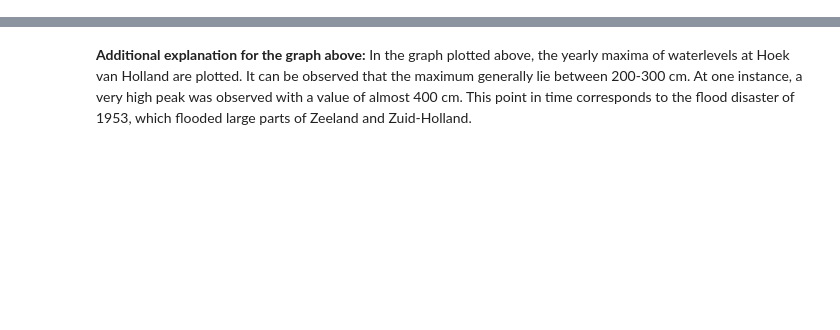
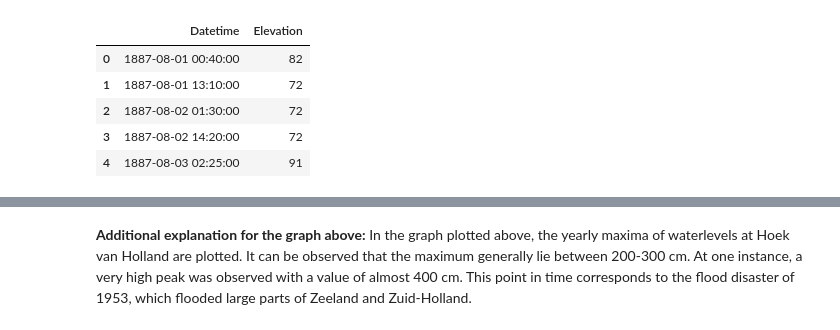
Before and after one commit to wwaasdorp/MORE_THE_BEST_GROUP, a Jupyter notebook: Watch_Data.ipynb, the cells around one changed output, grey strips where cells are left out. Drawn from its saved outputs; the diff is of its cells as text; code cells hidden in the pictures; blank space fills up the shorter version.

```diff
--- a/Watch_Data.ipynb
+++ b/Watch_Data.ipynb
@@ -6 +7,21 @@ import pandas as pd
+# %%
+df = pd.read_csv(
+    'Meetreeks_HVH.txt',
+    delim_whitespace=True,
+    header=None,
+    names=['Date', 'Time', 'Elevation'])
+
+df["Datetime"] = pd.to_datetime(df["Date"] + " " + df["Time"], dayfirst=True)
+
+# Reorganize the DataFrame to have 'Datetime' as the first column
+df = df[["Datetime", "Elevation"]]
+
+df.head()
+# %% [output]
+|  | Datetime | Elevation |
+| 0 | 1887-08-01 00:40:00 | 82 |
+| 1 | 1887-08-01 13:10:00 | 72 |
+| 2 | 1887-08-02 01:30:00 | 72 |
+| 3 | 1887-08-02 14:20:00 | 72 |
+| 4 | 1887-08-03 02:25:00 | 91 |
 # %%
```
Also changed, not shown: parts of 6 cells of this notebook, 5 other files.
